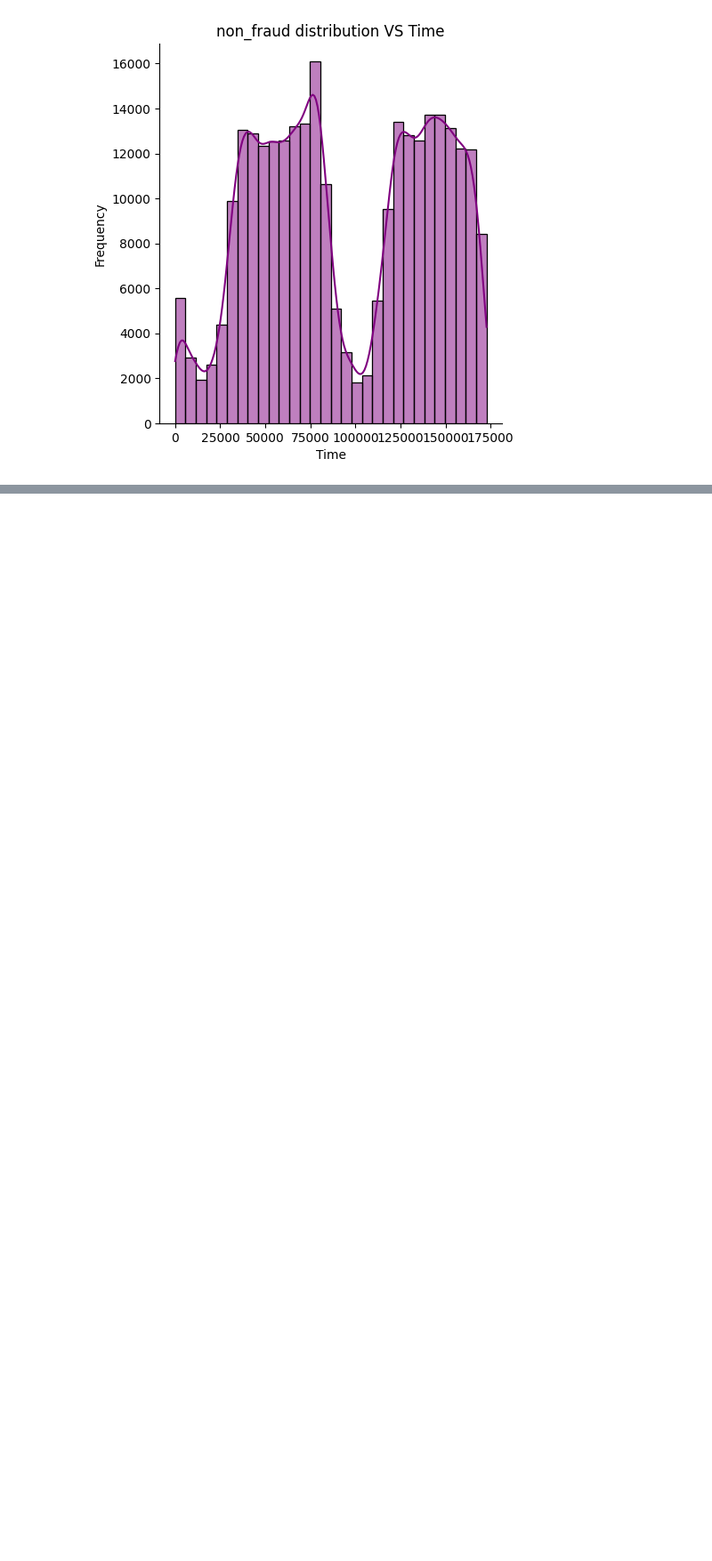
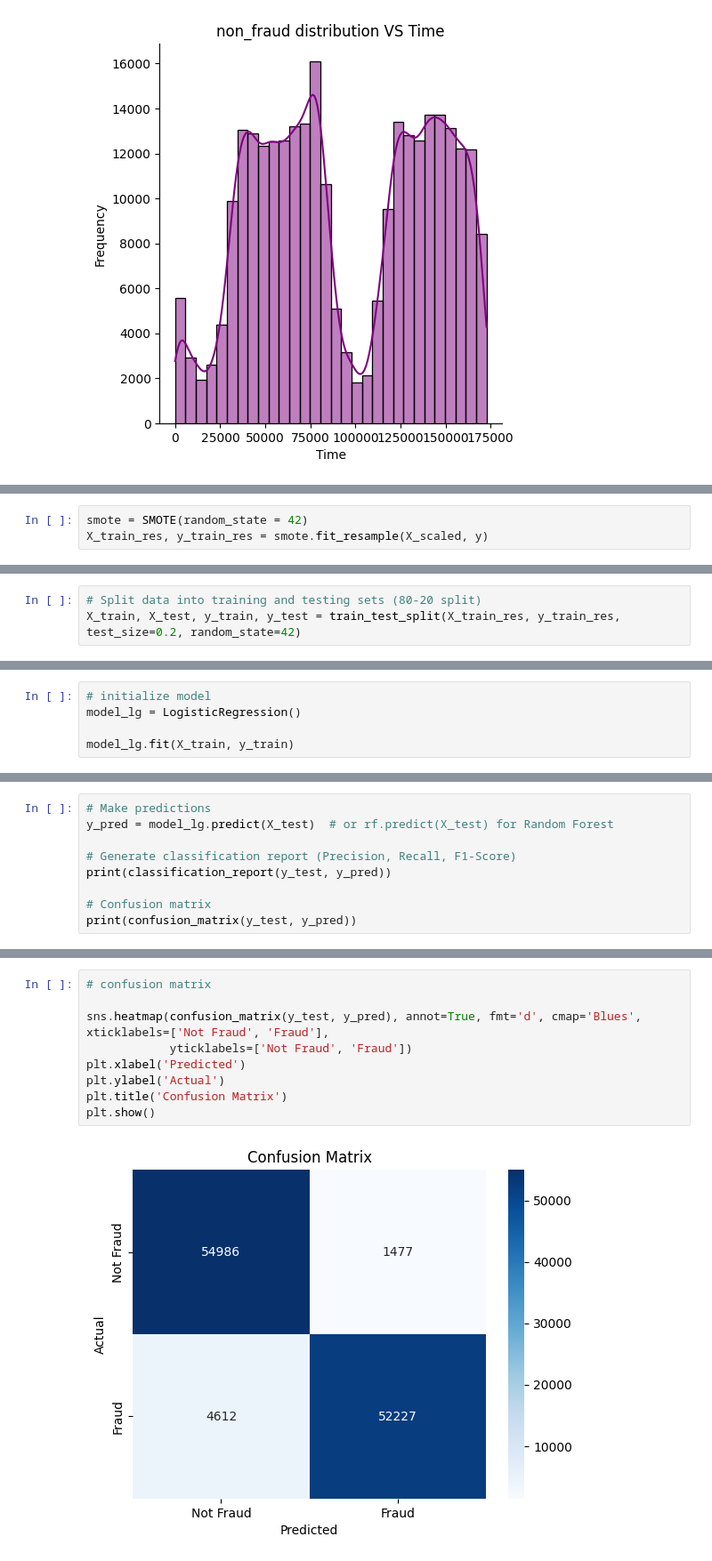
Before and after one commit to Acheinu/Codsoft, a Jupyter notebook: codsoft_creditcard.ipynb, the cells around one changed output, grey strips where cells are left out. Shown at 89% size. Cells and saved outputs as stored; diff of their text form; blank space fills up the shorter version.

```diff
--- a/codsoft_creditcard.ipynb
+++ b/codsoft_creditcard.ipynb
@@ -352,0 +376,3 @@ Text(-12.555555555555555, 0.5, 'Frequency')
+# %%
+smote = SMOTE(random_state = 42)
+X_train_res, y_train_res = smote.fit_resample(X_scaled, y)
@@ -352,0 +381,3 @@ Text(-12.555555555555555, 0.5, 'Frequency')
+# %%
+# Split data into training and testing sets (80-20 split)
+X_train, X_test, y_train, y_test = train_test_split(X_train_res, y_train_res, test_size=0.2, random_state=42)
@@ -352,0 +388,5 @@ Text(-12.555555555555555, 0.5, 'Frequency')
+# %%
+# initialize model
+model_lg = LogisticRegression()
+
+model_lg.fit(X_train, y_train)
@@ -352,0 +447,9 @@ Text(-12.555555555555555, 0.5, 'Frequency')
+# %%
+# Make predictions
+y_pred = model_lg.predict(X_test)  # or rf.predict(X_test) for Random Forest
+
+# Generate classification report (Precision, Recall, F1-Score)
+print(classification_report(y_test, y_pred))
+
+# Confusion matrix
+print(confusion_matrix(y_test, y_pred))
@@ -352,0 +468,11 @@ Text(-12.555555555555555, 0.5, 'Frequency')
+# %%
+# confusion matrix
+
+sns.heatmap(confusion_matrix(y_test, y_pred), annot=True, fmt='d', cmap='Blues', xticklabels=['Not Fraud', 'Fraud'],
+            yticklabels=['Not Fraud', 'Fraud'])
+plt.xlabel('Predicted')
+plt.ylabel('Actual')
+plt.title('Confusion Matrix')
+plt.show()
+# %% [output]
+[figure, added]
```
Also changed, not shown: parts of 30 cells of this notebook.
